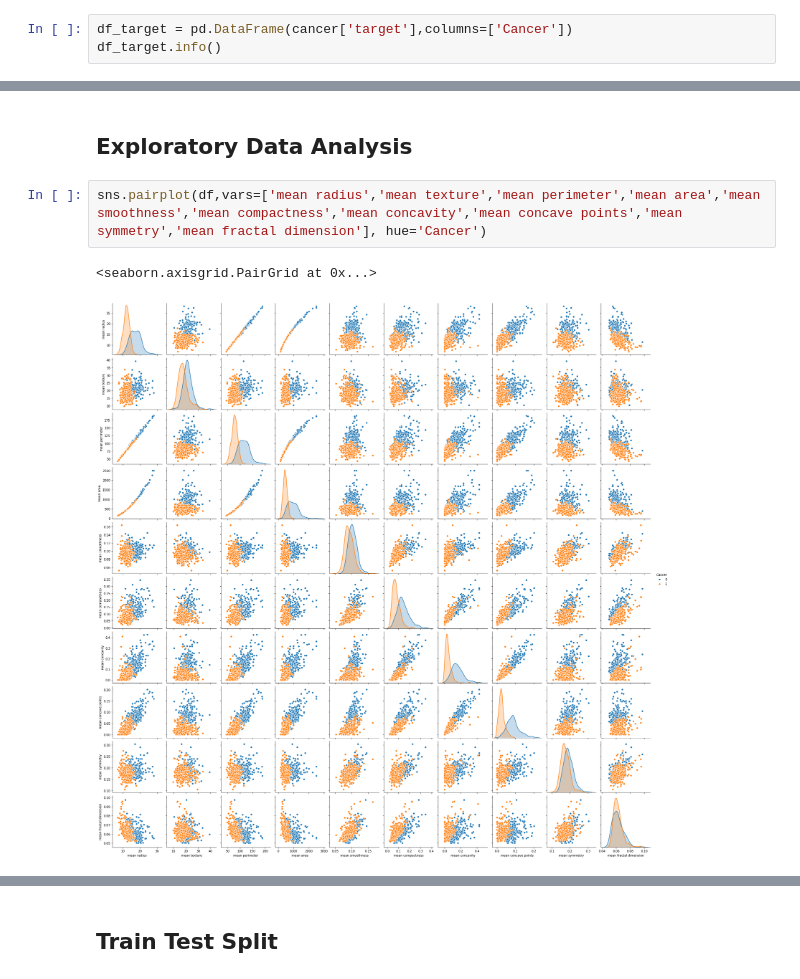
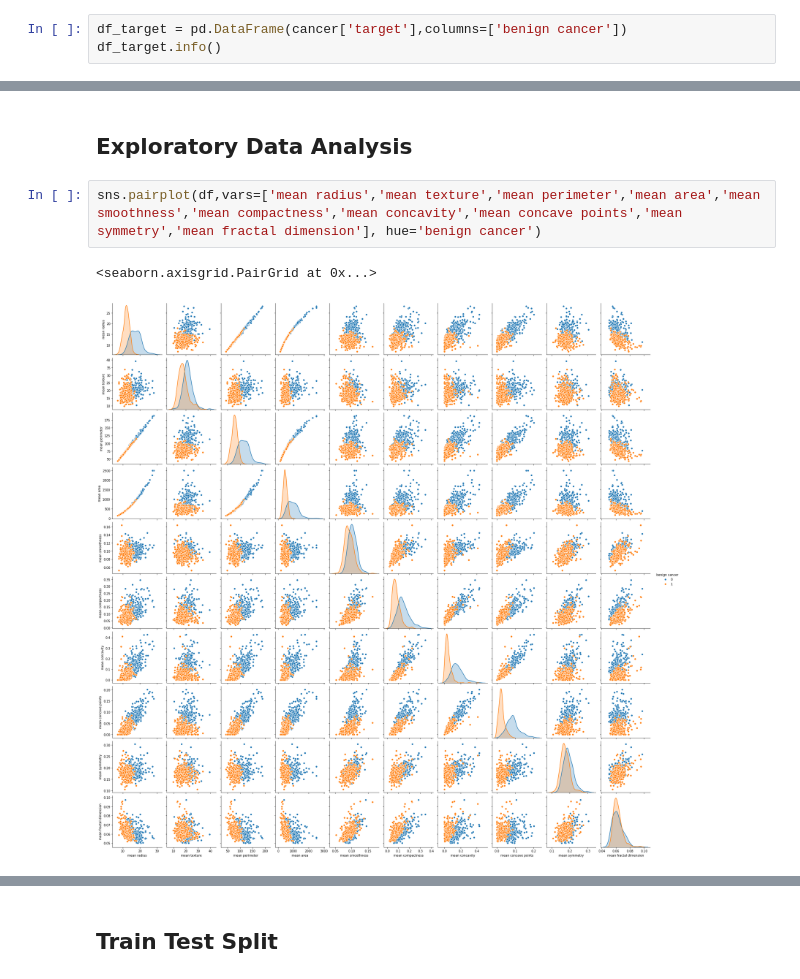
Before and after one commit to NinaPacifico/Breast-Cancer, a Jupyter notebook: SVM - breast cancer.ipynb, the cells around one changed output, grey strips where cells are left out. Saved outputs shown, nothing was run; the diff lists cells and outputs as text.

```diff
--- a/SVM - breast cancer.ipynb
+++ b/SVM - breast cancer.ipynb
@@ -101,7 +103,7 @@ cancer['target_names']
 # %% [output]
 array(['malignant', 'benign'], dtype='<U9')
 # %%
-df_target = pd.DataFrame(cancer['target'],columns=['Cancer'])
+df_target = pd.DataFrame(cancer['target'],columns=['benign cancer'])
 df_target.info()
 # %% [output]
 <class 'pandas.core.frame.DataFrame'>
@@ -126,7 +128,7 @@ df.head()
 # %% [markdown]
 ## Exploratory Data Analysis
 # %%
-sns.pairplot(df,vars=['mean radius','mean texture','mean perimeter','mean area','mean smoothness','mean compactness','mean concavity','mean concave points','mean symmetry','mean fractal dimension'], hue='Cancer')
+sns.pairplot(df,vars=['mean radius','mean texture','mean perimeter','mean area','mean smoothness','mean compactness','mean concavity','mean concave points','mean symmetry','mean fractal dimension'], hue='benign cancer')
 # %% [output]
 <seaborn.axisgrid.PairGrid at 0x...>
-[figure, old version]
+[figure, new version]
```
Also changed, not shown: parts of 21 cells of this notebook.
